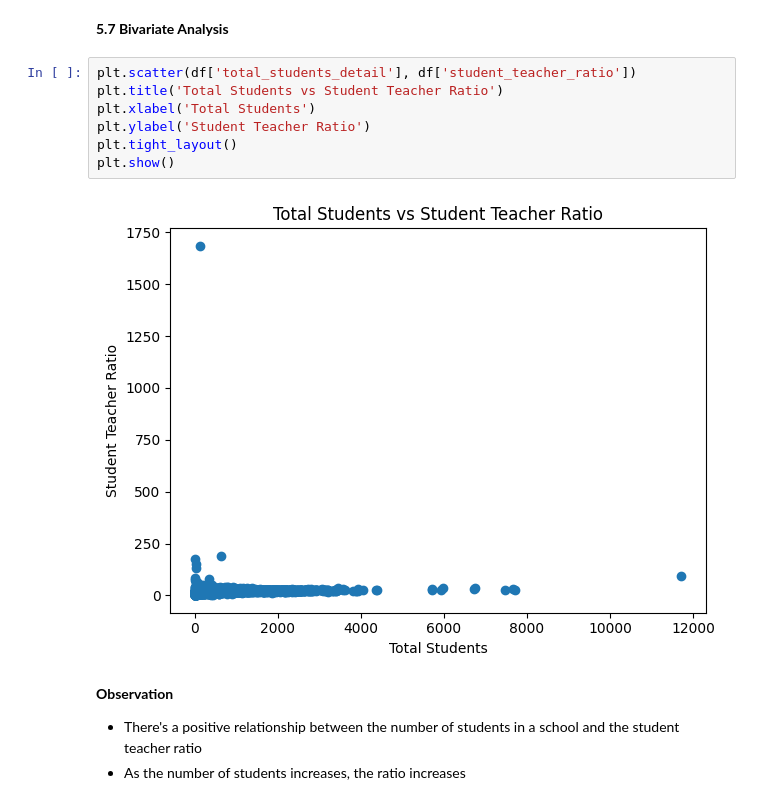
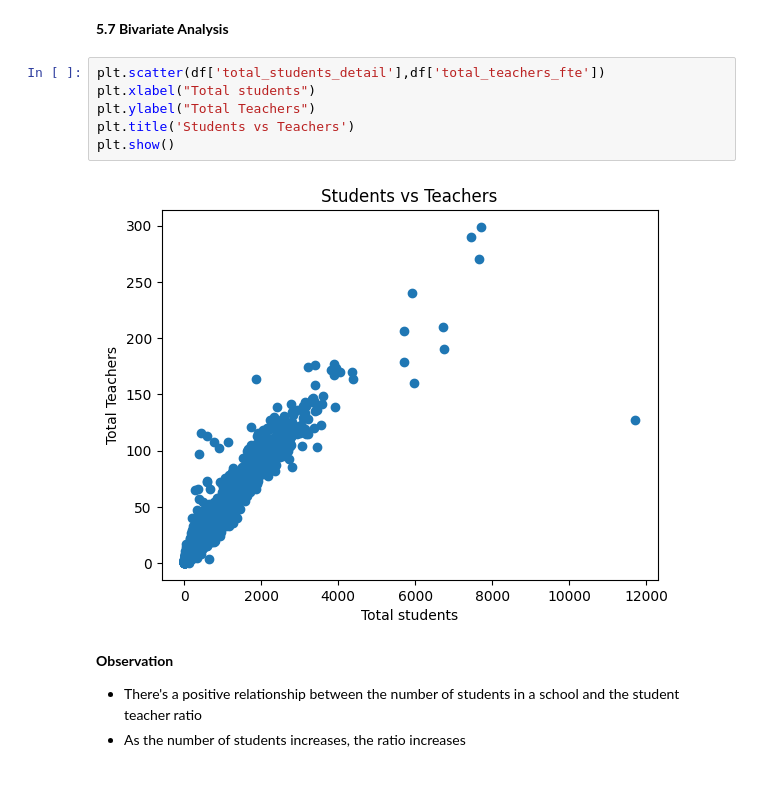
Before and after one commit to rodney-hong/eds-6340-project, a Jupyter notebook: Team 4_Midterm Project.ipynb, the cells around one changed output. Cells and saved outputs as stored; diff of their text form.

```diff
--- a/Team 4_Midterm Project.ipynb
+++ b/Team 4_Midterm Project.ipynb
@@ -1319,14 +1319,13 @@ plt.show()
 # %% [markdown]
 **5.7 Bivariate Analysis**
 # %%
-plt.scatter(df['total_students_detail'], df['student_teacher_ratio'])
-plt.title('Total Students vs Student Teacher Ratio')
-plt.xlabel('Total Students')
-plt.ylabel('Student Teacher Ratio')
-plt.tight_layout()
+plt.scatter(df['total_students_detail'],df['total_teachers_fte'])
+plt.xlabel("Total students")
+plt.ylabel("Total Teachers")
+plt.title('Students vs Teachers')
 plt.show()
 # %% [output]
-[figure, old version]
+[figure, new version]
 # %% [markdown]
 **Observation**
 - There's a positive relationship between the number of students in a school and the student teacher ratio
```
Also changed, not shown: parts of 5 cells of this notebook.
